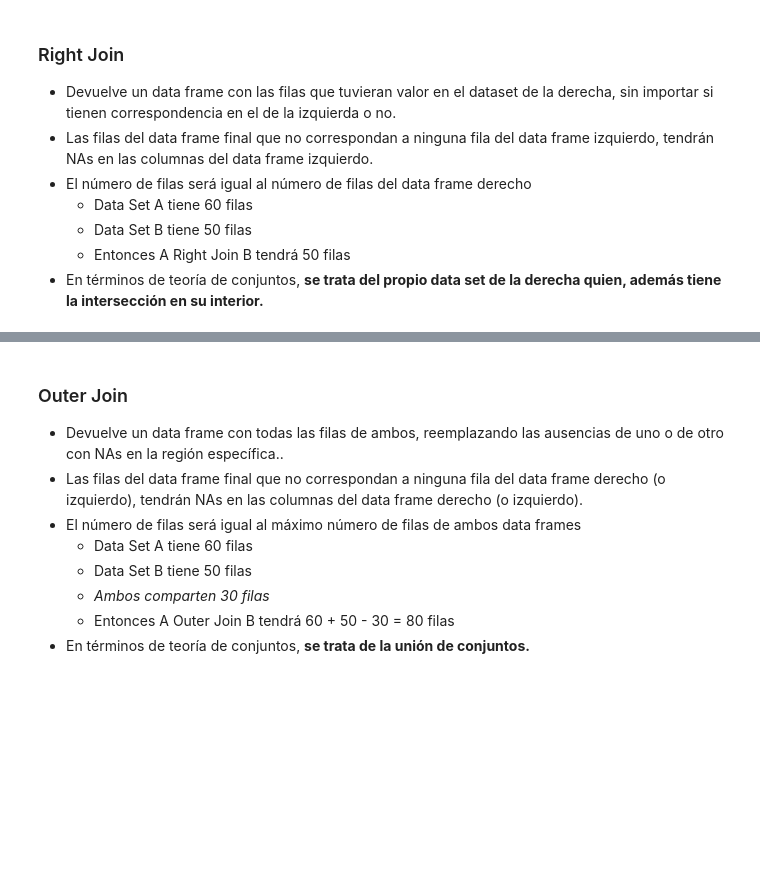
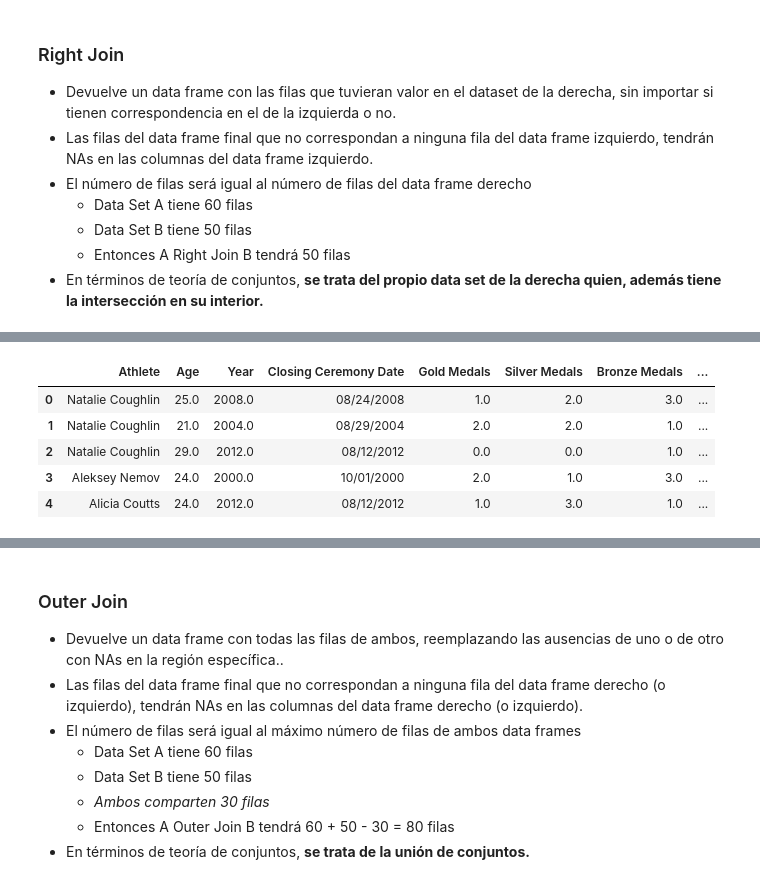
Before and after one commit to Karenahv/python-ml-curso, a Jupyter notebook: notebooks/T2 - 4 Data Cleaning - concatenación de datos.ipynb, the cells around one changed output, grey strips where cells are left out. Saved outputs shown, nothing was run; the diff lists cells and outputs as text; code cells hidden in the pictures; blank space fills up the shorter version.

```diff
--- a/notebooks/T2 - 4 Data Cleaning - concatenación de datos.ipynb
+++ b/notebooks/T2 - 4 Data Cleaning - concatenación de datos.ipynb
@@ -475,0 +510,9 @@ Image(filename="../Recursos/imgs/inner-join.png") #modo con la libreria NO ME GU
+# %%
+merged_right.head()
+# %% [output]
+|  | Athlete | Age | Year | Closing Ceremony Date | Gold Medals | Silver Medals | Bronze Medals | ... |
+| 0 | Natalie Coughlin | 25.0 | 2008.0 | 08/24/2008 | 1.0 | 2.0 | 3.0 | ... |
+| 1 | Natalie Coughlin | 21.0 | 2004.0 | 08/29/2004 | 2.0 | 2.0 | 1.0 | ... |
+| 2 | Natalie Coughlin | 29.0 | 2012.0 | 08/12/2012 | 0.0 | 0.0 | 1.0 | ... |
+| 3 | Aleksey Nemov | 24.0 | 2000.0 | 10/01/2000 | 2.0 | 1.0 | 3.0 | ... |
+| 4 | Alicia Coutts | 24.0 | 2012.0 | 08/12/2012 | 1.0 | 3.0 | 1.0 | ... |
```
Also changed, not shown: parts of 29 cells of this notebook.
